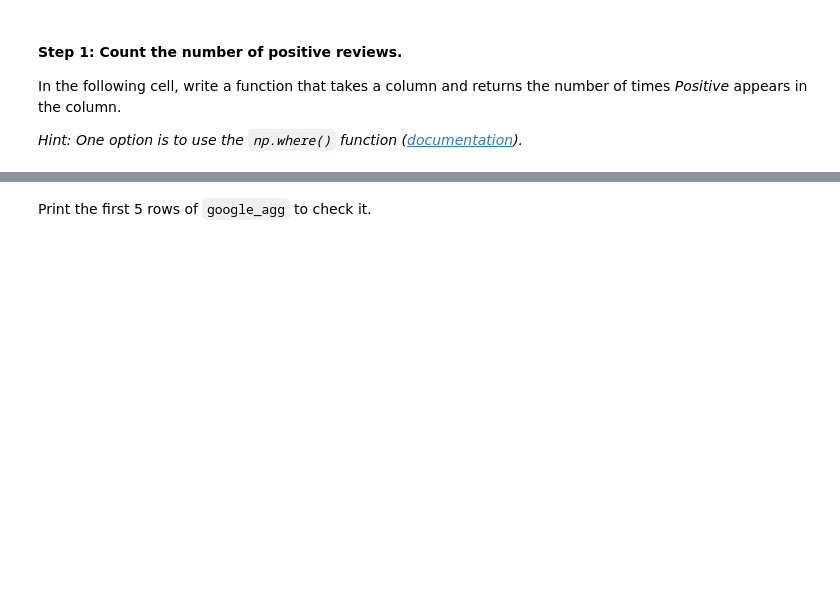
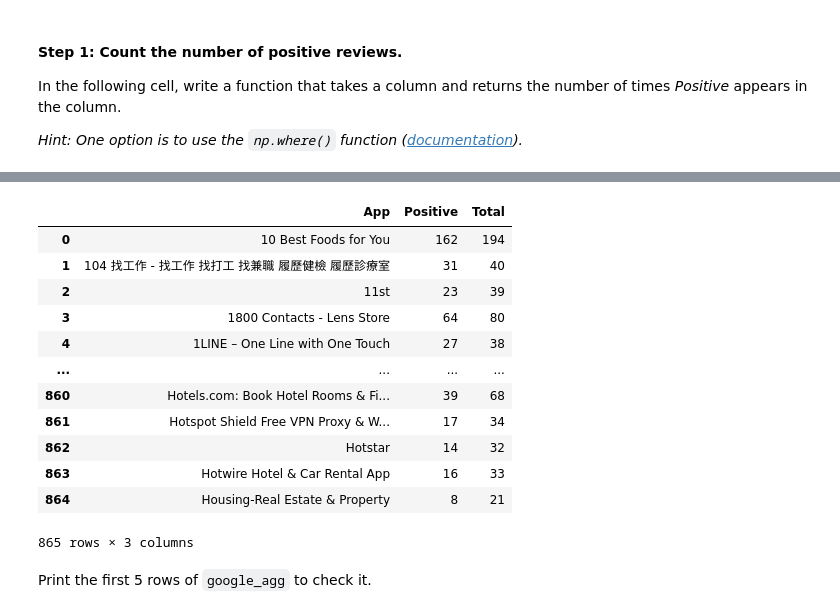
Before and after one commit to ta-data-bcn/lab-supervised-learning-feature-extraction, a Jupyter notebook: your-code/notebooks/main.ipynb, the cells around one changed output, grey strips where cells are left out. Drawn from its saved outputs; the diff is of its cells as text; code cells hidden in the pictures; blank space fills up the shorter version.

```diff
--- a/your-code/notebooks/main.ipynb
+++ b/your-code/notebooks/main.ipynb
@@ -411,6 +411,7 @@ memory usage: 951.3+ KB
 Load the second dataset to the variable `google_reviews`. The data is in the file `googleplaystore_user_reviews.csv`.
 # %%
 # Your code here:
+google_reviews = pd.read_csv('../../data/googleplaystore_user_reviews.csv')
 # %% [markdown]
 #### This dataset contains the top 100 reviews for each app.
 
@@ -431,6 +440,7 @@ Now that you are clear about what we are trying to achieve, follow the steps bel
 In the next cell, drop all rows with missing data using the `dropna()` function and assign this new dataframe to `review_missing_removed`.
 # %%
 # Your code here:
+review_missing_removed = google_reviews.dropna()
 # %% [markdown]
 #### Now, use the `value_counts()` function ([documentation](https://pandas.pydata.org/pandas-docs/stable/generated/pandas.Series.value_counts.html)) to get a sense on how many apps are in this dataset and their review counts.
 # %%
@@ -462,7 +486,7 @@ def positive_function(x):
     Returns:
         The number of occurrences of `Positive` in the column data.
     """
-    return 0
+    return np.isin(x, ['Positive']).sum()
 # %% [markdown]
 #### Step 2: Create a new dataframe to contain the `App` name, the number of positive reviews, and the total number of reviews of each app
 
@@ -482,3 +504,22 @@ As of Pandas v0.23.4, you may opt to supply an array or an object to `agg()`. If
+# %%
+# Your code here:
+google_agg = review_missing_removed.groupby('App', as_index=False).agg({'Sentiment':[positive_function, 'count']})
+google_agg.columns = ['App','Positive','Total']
+google_agg
+# %% [output]
+|  | App | Positive | Total |
+| 0 | 10 Best Foods for You | 162 | 194 |
+| 1 | 104 找工作 - 找工作 找打工 找兼職 履歷健檢 履歷診療室 | 31 | 40 |
+| 2 | 11st | 23 | 39 |
+| 3 | 1800 Contacts - Lens Store | 64 | 80 |
+| 4 | 1LINE – One Line with One Touch | 27 | 38 |
+| ... | ... | ... | ... |
+| 860 | Hotels.com: Book Hotel Rooms & Fi... | 39 | 68 |
+| 861 | Hotspot Shield Free VPN Proxy & W... | 17 | 34 |
+| 862 | Hotstar | 14 | 32 |
+| 863 | Hotwire Hotel & Car Rental App | 16 | 33 |
+| 864 | Housing-Real Estate & Property | 8 | 21 |
+865 rows × 3 columns
 # %% [markdown]
 Print the first 5 rows of `google_agg` to check it.
 # %%
```
Also changed, not shown: parts of 8 cells of this notebook.
